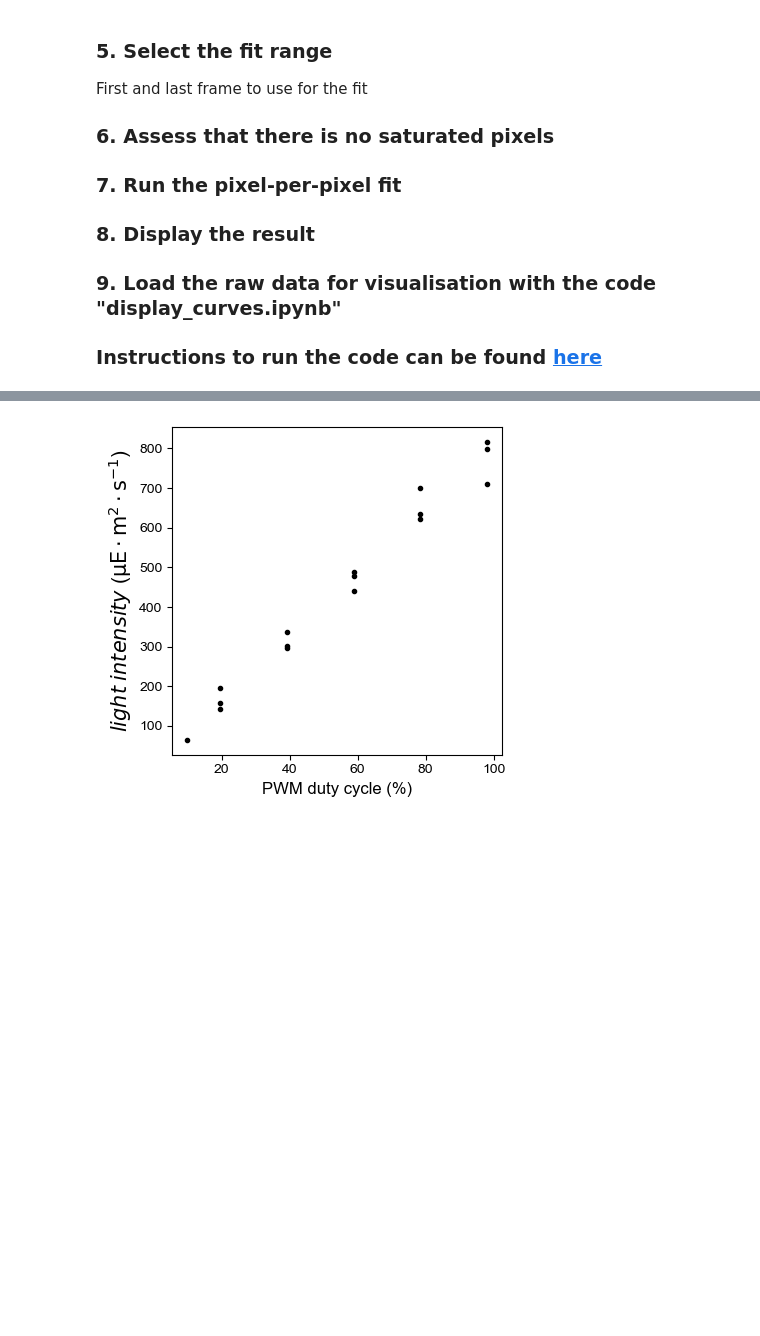
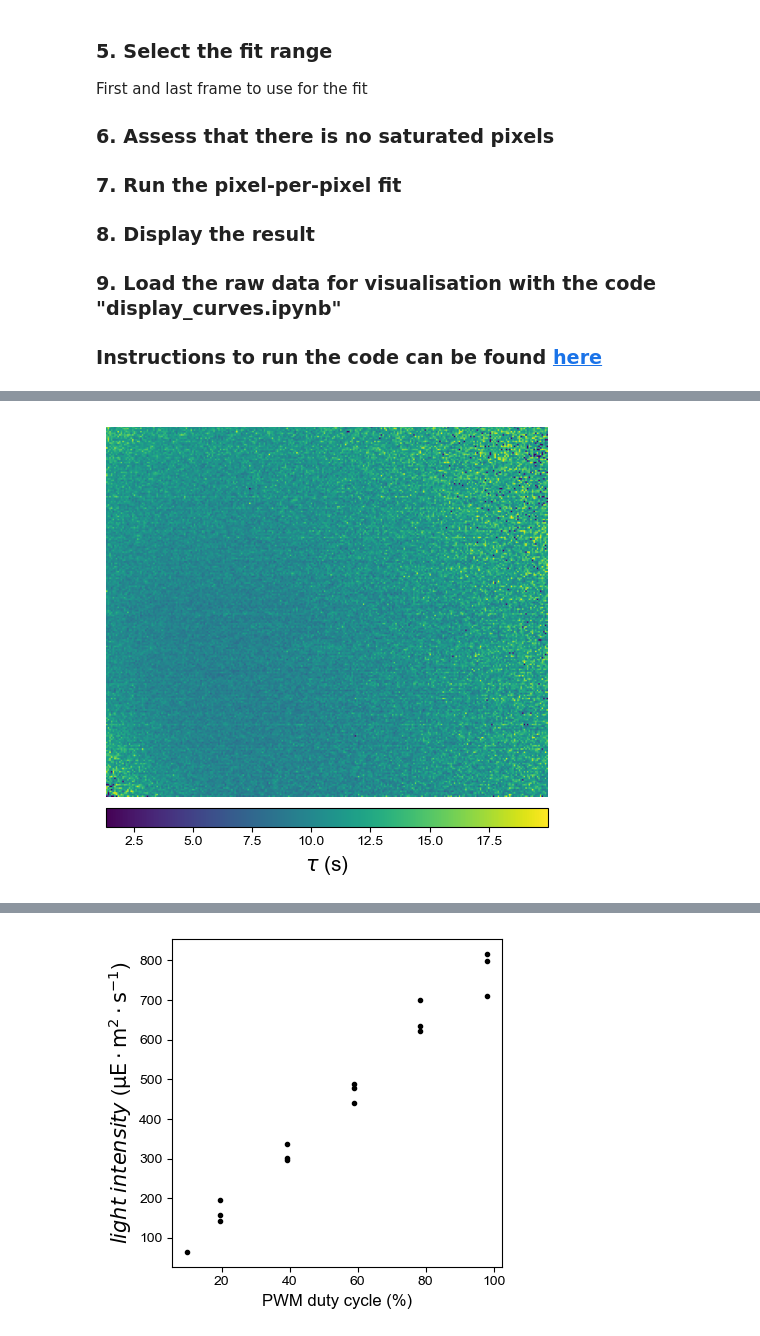
Before and after one commit to Alienor134/CSL-forge, a Jupyter notebook: CSL-analysis/Dronpa2_video_UC2.ipynb, the cells around one changed output, grey strips where cells are left out. Cells and saved outputs as stored; diff of their text form; code cells hidden in the pictures; blank space fills up the shorter version.

```diff
--- a/CSL-analysis/Dronpa2_video_UC2.ipynb
+++ b/CSL-analysis/Dronpa2_video_UC2.ipynb
@@ -189,13 +193,16 @@ plt.xlabel("$grey$ $level$", size = 15)
 # %%
 loc_im = tau_480_map
 loc_im[loc_im==loc_im.max()] = loc_im.min()
 image = plt.imshow(loc_im, cmap = "viridis")#[58:177,118:232])
 plt.axis("off")
 divider = make_axes_locatable(plt.gca())
 axdef = divider.append_axes("bottom", "5%", pad="3%")
 cbar = plt.colorbar(image, cax=axdef, orientation = "horizontal")
 plt.xlabel(r"$\tau$ (s)", size = 15)
-plt.savefig('results/tau_map' + extension)
+plt.tight_layout()
+plt.savefig('results/tau_map' + extension, bbox_inches = 'tight')
+# %% [output]
+[figure, added]
 # %%
 loc_im = I_480_map
 loc_im[loc_im==loc_im.max()] = loc_im.min()
```
Also changed, not shown: parts of 4 cells of this notebook, 14 other files.
